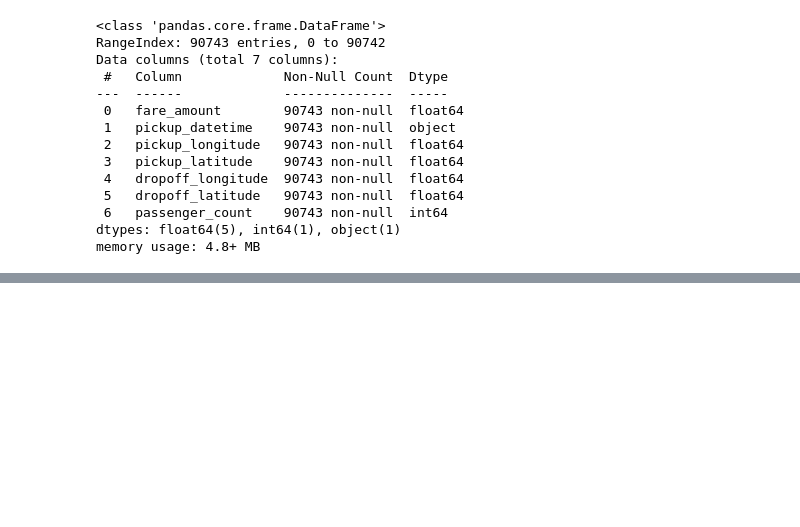
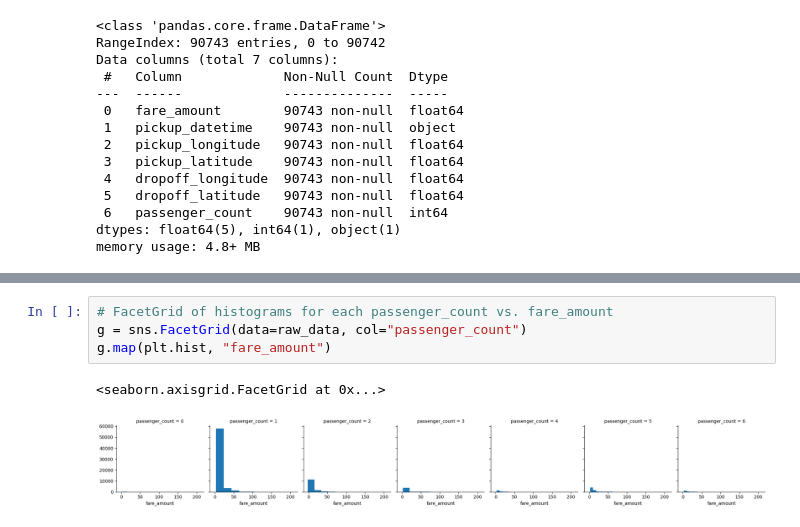
Before and after one commit to yjalil/prelectureMLops, a Jupyter notebook: project/notebooks/Progress_taxifare.ipynb, the cells around one changed output, grey strips where cells are left out. Drawn from its saved outputs; the diff is of its cells as text; blank space fills up the shorter version.

```diff
--- a/project/notebooks/Progress_taxifare.ipynb
+++ b/project/notebooks/Progress_taxifare.ipynb
@@ -120,0 +127,7 @@ KeyboardInterrupt:
+# %%
+# FacetGrid of histograms for each passenger_count vs. fare_amount
+g = sns.FacetGrid(data=raw_data, col="passenger_count")
+g.map(plt.hist, "fare_amount")
+# %% [output]
+<seaborn.axisgrid.FacetGrid at 0x...>
+[figure, added]
```
Also changed, not shown: parts of 7 cells of this notebook.
